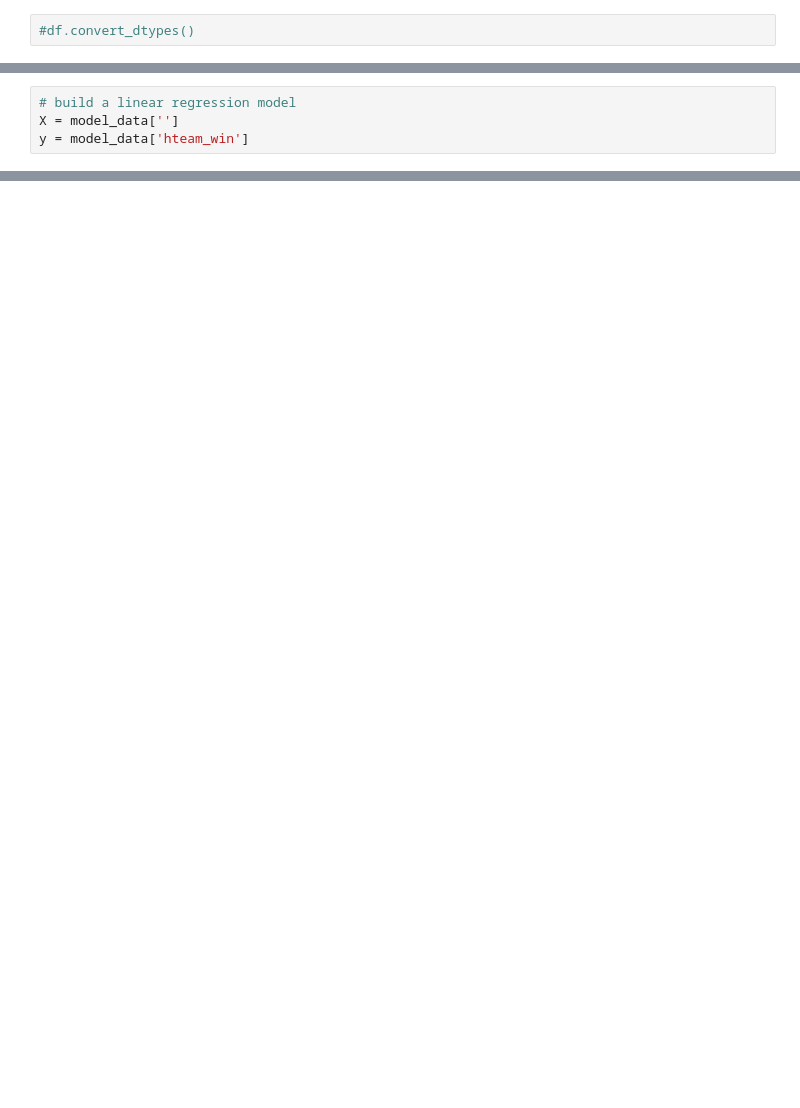
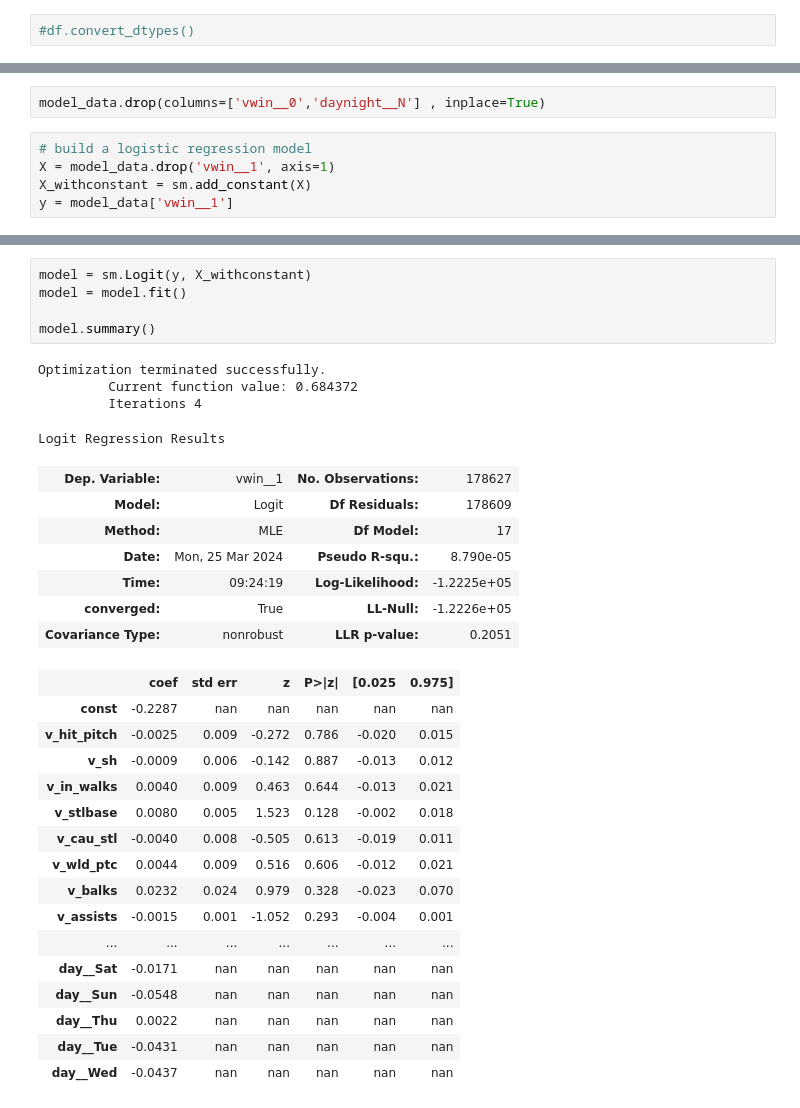
Before and after one commit to ScientificSam/Capstone, a Jupyter notebook: Notebooks/baseball.ipynb, the cells around one changed output, grey strips where cells are left out. Cells and saved outputs as stored; diff of their text form; blank space fills up the shorter version.

```diff
--- a/Notebooks/baseball.ipynb
+++ b/Notebooks/baseball.ipynb
@@ -212,4 +181,7 @@ plt.show()
+# %%
+model_data.drop(columns=['vwin__0','daynight__N'] , inplace=True)
 # %%
-# build a linear regression model
-X = model_data['']
-y = model_data['hteam_win']
+# build a logistic regression model
+X = model_data.drop('vwin__1', axis=1)
+X_withconstant = sm.add_constant(X)
+y = model_data['vwin__1']
@@ -215,0 +211,33 @@ y = model_data['hteam_win']
+# %%
+model = sm.Logit(y, X_withconstant)
+model = model.fit()
+
+model.summary()
+# %% [output]
+Optimization terminated successfully.
+         Current function value: 0.684372
+         Iterations 4
+Logit Regression Results
+| Dep. Variable: | vwin__1 | No. Observations: | 178627 |
+| Model: | Logit | Df Residuals: | 178609 |
+| Method: | MLE | Df Model: | 17 |
+| Date: | Mon, 25 Mar 2024 | Pseudo R-squ.: | 8.790e-05 |
+| Time: | 09:24:19 | Log-Likelihood: | -1.2225e+05 |
+| converged: | True | LL-Null: | -1.2226e+05 |
+| Covariance Type: | nonrobust | LLR p-value: | 0.2051 |
+|  | coef | std err | z | P>|z| | [0.025 | 0.975] |
+| const | -0.2287 | nan | nan | nan | nan | nan |
+| v_hit_pitch | -0.0025 | 0.009 | -0.272 | 0.786 | -0.020 | 0.015 |
+| v_sh | -0.0009 | 0.006 | -0.142 | 0.887 | -0.013 | 0.012 |
+| v_in_walks | 0.0040 | 0.009 | 0.463 | 0.644 | -0.013 | 0.021 |
+| v_stlbase | 0.0080 | 0.005 | 1.523 | 0.128 | -0.002 | 0.018 |
+| v_cau_stl | -0.0040 | 0.008 | -0.505 | 0.613 | -0.019 | 0.011 |
+| v_wld_ptc | 0.0044 | 0.009 | 0.516 | 0.606 | -0.012 | 0.021 |
+| v_balks | 0.0232 | 0.024 | 0.979 | 0.328 | -0.023 | 0.070 |
+| v_assists | -0.0015 | 0.001 | -1.052 | 0.293 | -0.004 | 0.001 |
+| ... | ... | ... | ... | ... | ... | ... |
+| day__Sat | -0.0171 | nan | nan | nan | nan | nan |
+| day__Sun | -0.0548 | nan | nan | nan | nan | nan |
+| day__Thu | 0.0022 | nan | nan | nan | nan | nan |
+| day__Tue | -0.0431 | nan | nan | nan | nan | nan |
+| day__Wed | -0.0437 | nan | nan | nan | nan | nan |
```
Also changed, not shown: parts of 26 cells of this notebook.
